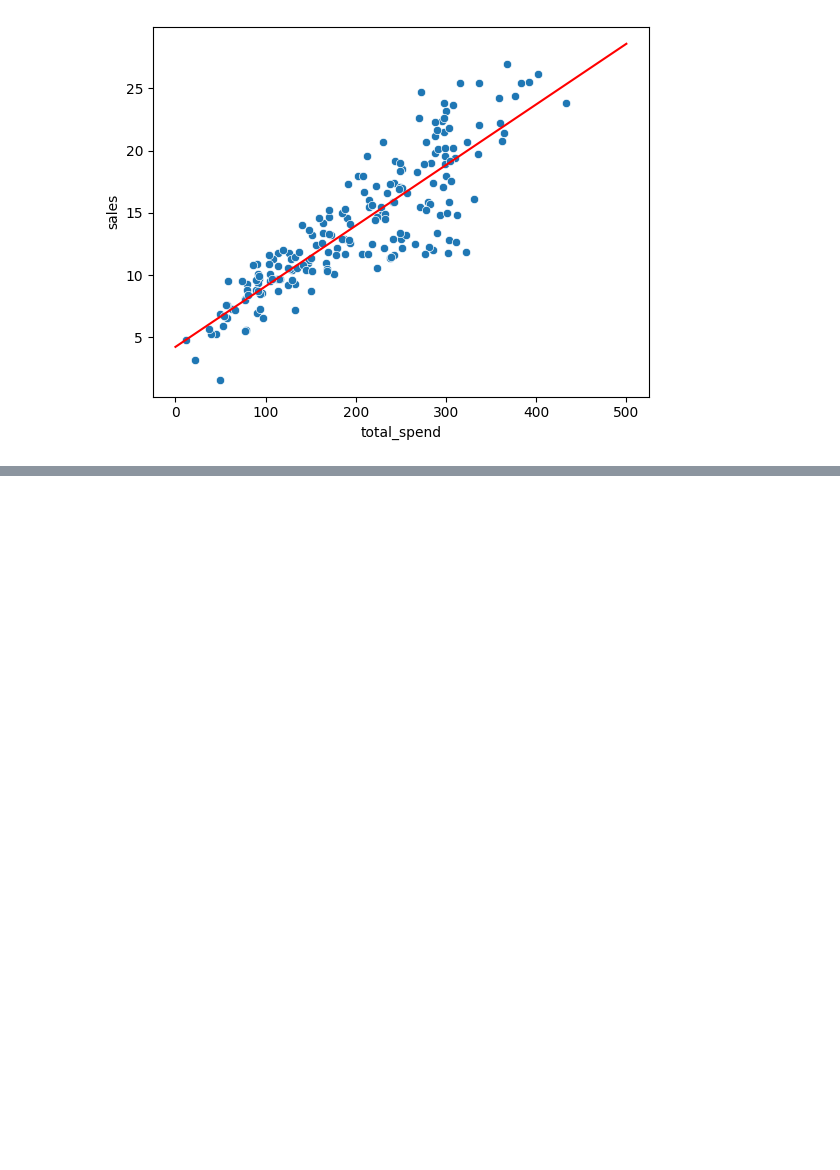
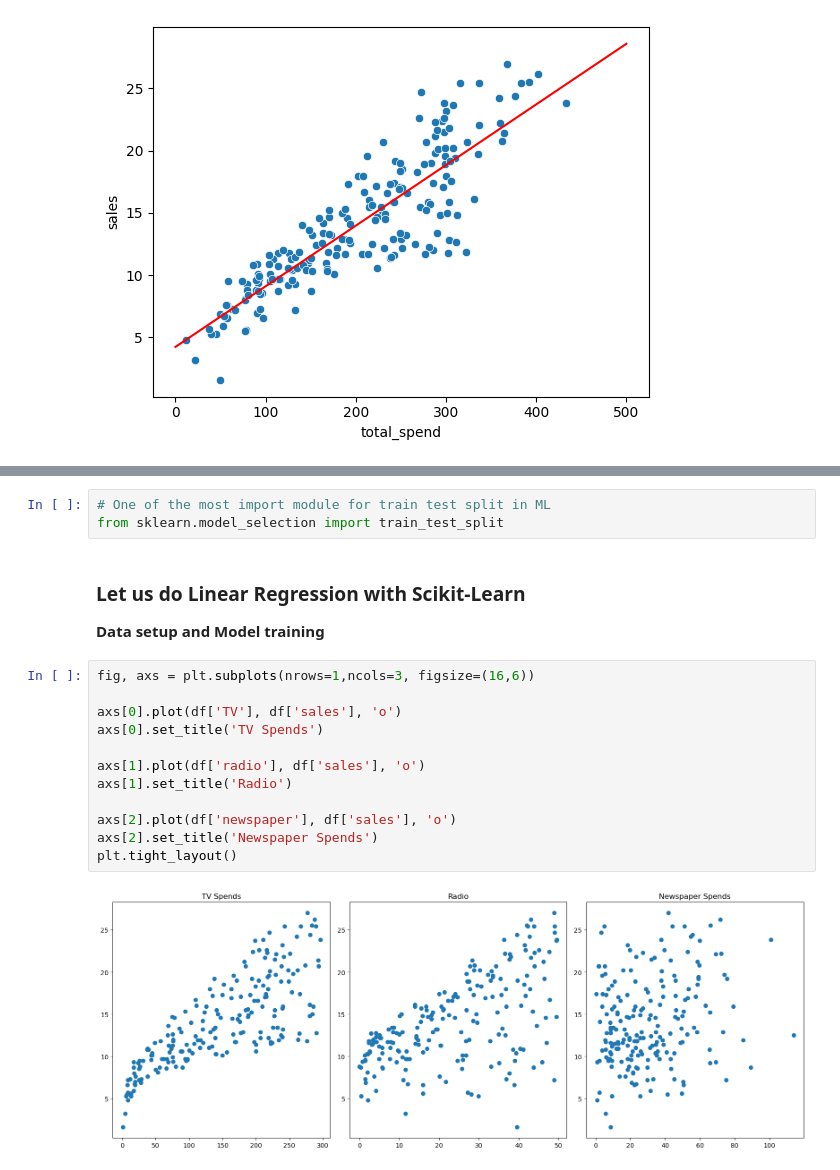
Before and after one commit to darshitttt/AI_ML_Learning, a Jupyter notebook: ML_Course/SupervisedML.ipynb, the cells around one changed output, grey strips where cells are left out. Cells and saved outputs as stored; diff of their text form; blank space fills up the shorter version.

```diff
--- a/ML_Course/SupervisedML.ipynb
+++ b/ML_Course/SupervisedML.ipynb
@@ -101,0 +127,21 @@ plt.plot(potential_spend, predicted_sales, color='red')
+# %%
+# One of the most import module for train test split in ML
+from sklearn.model_selection import train_test_split
+# %% [markdown]
+### Let us do Linear Regression with Scikit-Learn
+
+**Data setup and Model training**
+# %%
+fig, axs = plt.subplots(nrows=1,ncols=3, figsize=(16,6))
+
+axs[0].plot(df['TV'], df['sales'], 'o')
+axs[0].set_title('TV Spends')
+
+axs[1].plot(df['radio'], df['sales'], 'o')
+axs[1].set_title('Radio')
+
+axs[2].plot(df['newspaper'], df['sales'], 'o')
+axs[2].set_title('Newspaper Spends')
+plt.tight_layout()
+# %% [output]
+[figure, added]
```
Also changed, not shown: parts of 10 cells of this notebook.
